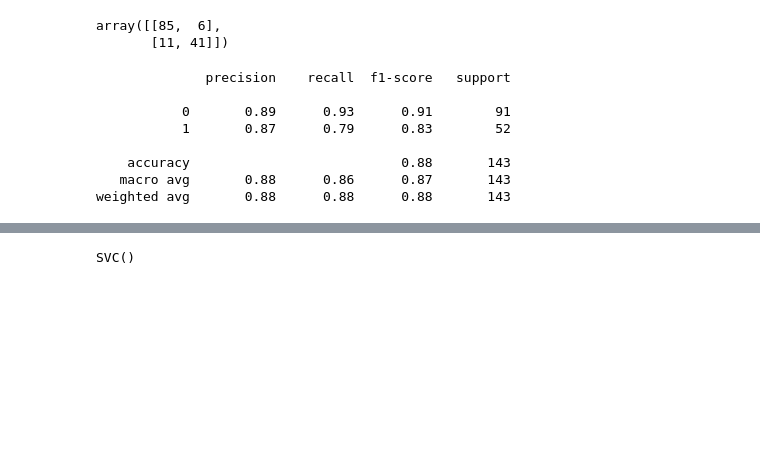
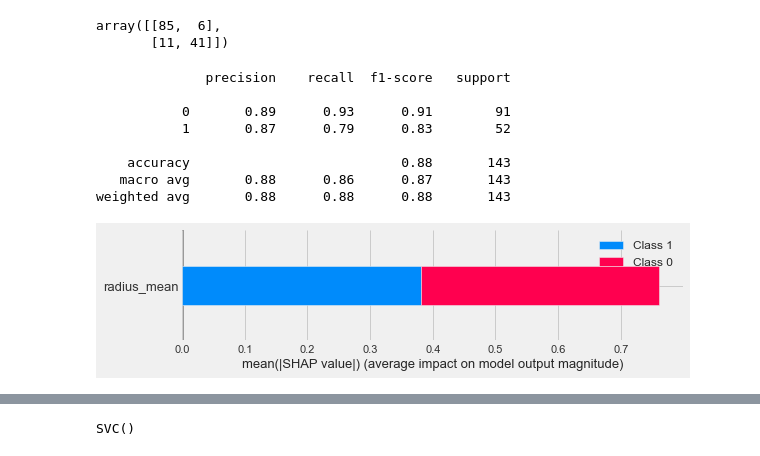
Before and after one commit to philmui/study-algorithmic-bias, a Jupyter notebook: notebooks/Wisconsin Breast Cancer Study.ipynb, the cells around one changed output, grey strips where cells are left out. Drawn from its saved outputs; the diff is of its cells as text; code cells hidden in the pictures; blank space fills up the shorter version.

Commit message:
adding SHAP explanation section

```diff
--- a/notebooks/Wisconsin Breast Cancer Study.ipynb
+++ b/notebooks/Wisconsin Breast Cancer Study.ipynb
@@ -432,3 +434,13 @@ weighted avg       0.88      0.88      0.88       143
+# %%
+# Create object that can calculate shap values
+explainer = shap.TreeExplainer(tree_model)
+# %%
+# Calculate Shap values
+shap_values = explainer.shap_values(X_train, y_train)
+# %%
+shap.summary_plot(shap_values, X_train, plot_type="bar")
+# %% [output]
+[figure, added]
 # %% [markdown]
 ## Support Vector Machine (SVM) & Structural Risk Minimization (SRM)
 
```
Also changed, not shown: parts of 8 cells of this notebook.
